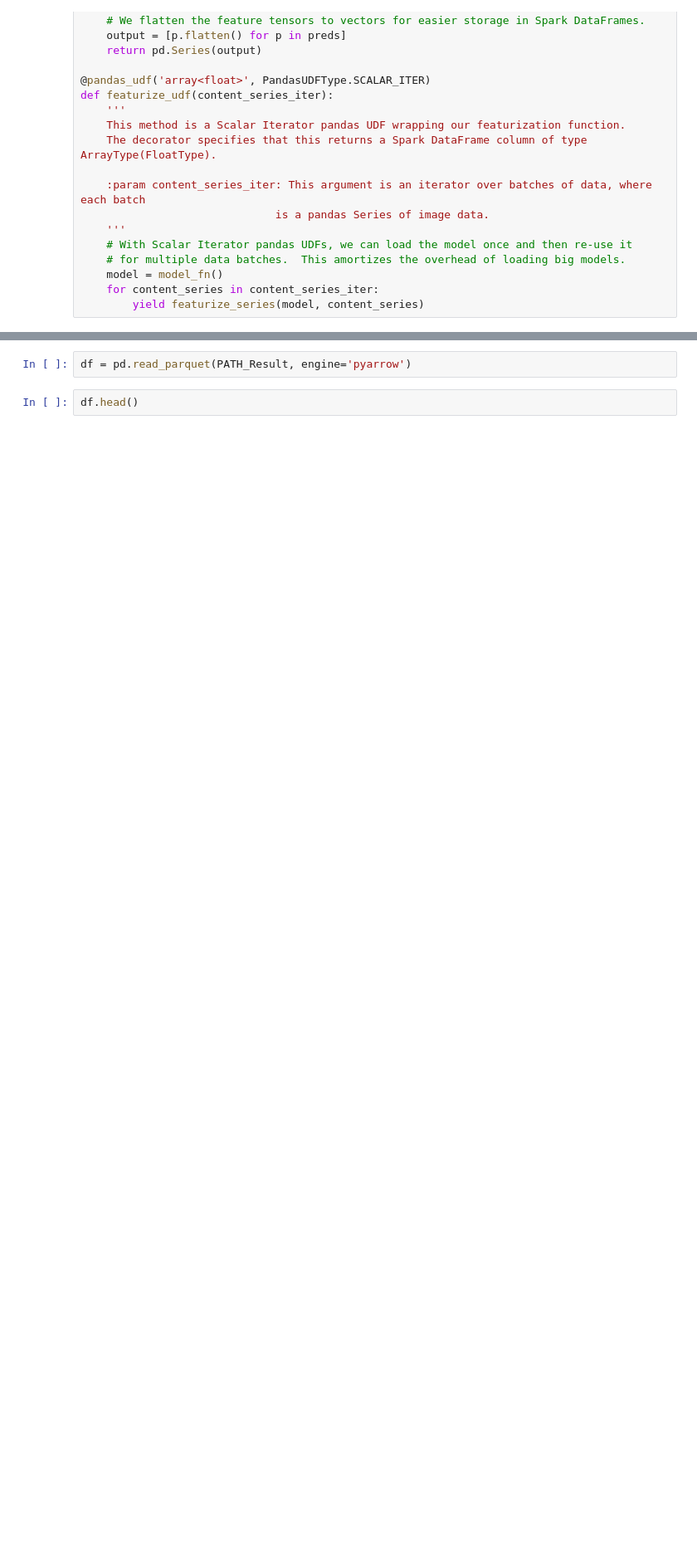
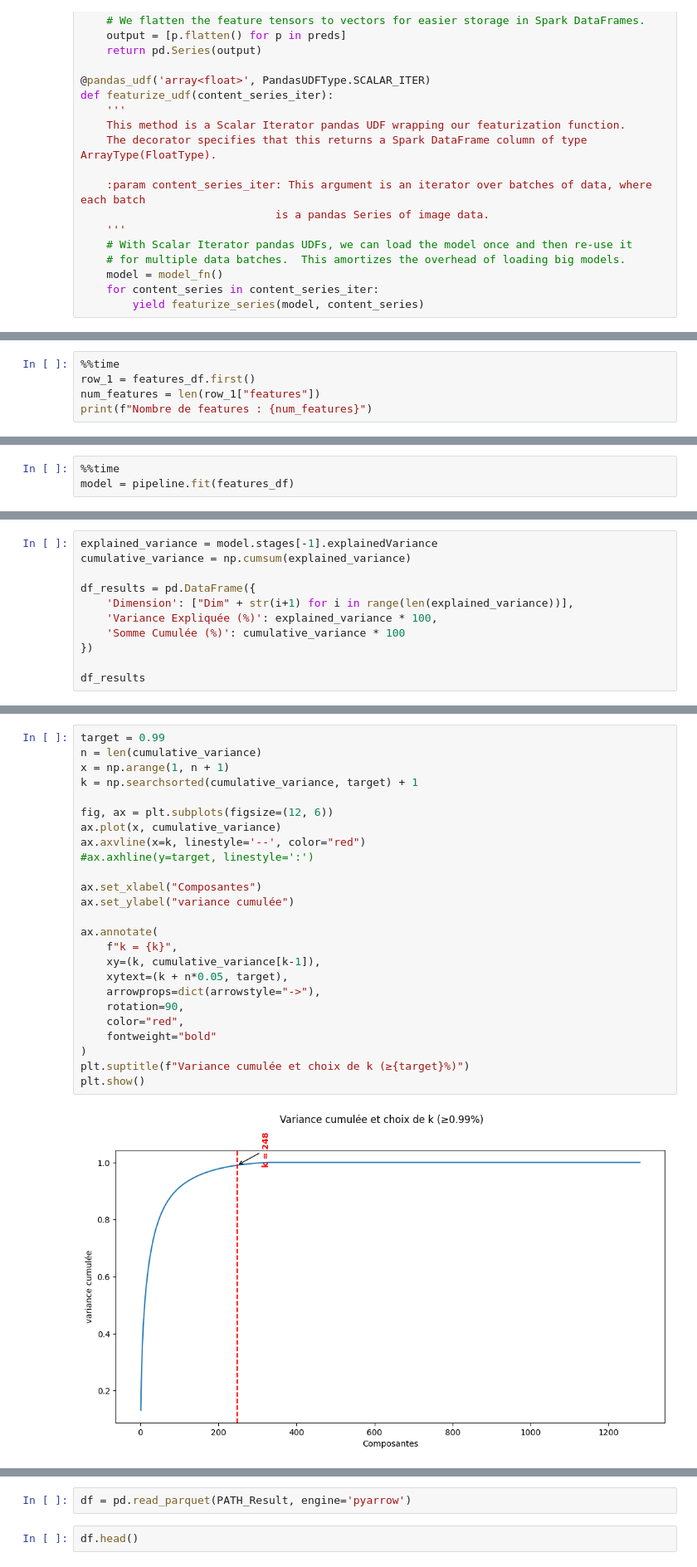
Before and after one commit to amadousysada/cloud-big-data-pyspark, a Jupyter notebook: notebook.ipynb, the cells around one changed output, grey strips where cells are left out. Shown at 83% size. Saved outputs shown, nothing was run; the diff lists cells and outputs as text; blank space fills up the shorter version.

```diff
--- a/notebook.ipynb
+++ b/notebook.ipynb
@@ -1265,0 +220,5 @@ features_df.write.mode("overwrite").parquet(PATH_Result)
+# %%
+%%time
+row_1 = features_df.first()
+num_features = len(row_1["features"])
+print(f"Nombre de features : {num_features}")
@@ -1265,0 +249,3 @@ features_df.write.mode("overwrite").parquet(PATH_Result)
+# %%
+%%time
+model = pipeline.fit(features_df)
@@ -1265,0 +263,11 @@ features_df.write.mode("overwrite").parquet(PATH_Result)
+# %%
+explained_variance = model.stages[-1].explainedVariance
+cumulative_variance = np.cumsum(explained_variance)
+
+df_results = pd.DataFrame({
+    'Dimension': ["Dim" + str(i+1) for i in range(len(explained_variance))],
+    'Variance Expliquée (%)': explained_variance * 100,
+    'Somme Cumulée (%)': cumulative_variance * 100
+})
+
+df_results
@@ -1265,0 +288,27 @@ features_df.write.mode("overwrite").parquet(PATH_Result)
+# %%
+target = 0.99
+n = len(cumulative_variance)
+x = np.arange(1, n + 1)
+k = np.searchsorted(cumulative_variance, target) + 1
+
+fig, ax = plt.subplots(figsize=(12, 6))
+ax.plot(x, cumulative_variance)
+ax.axvline(x=k, linestyle='--', color="red")
+#ax.axhline(y=target, linestyle=':')
+
+ax.set_xlabel("Composantes")
+ax.set_ylabel("variance cumulée")
+
+ax.annotate(
+    f"k = {k}",
+    xy=(k, cumulative_variance[k-1]),
+    xytext=(k + n*0.05, target),
+    arrowprops=dict(arrowstyle="->"),
+    rotation=90,
+    color="red",
+    fontweight="bold"
+)
+plt.suptitle(f"Variance cumulée et choix de k (≥{target}%)")
+plt.show()
+# %% [output]
+[figure, added]
```
Also changed, not shown: parts of 94 cells of this notebook.
